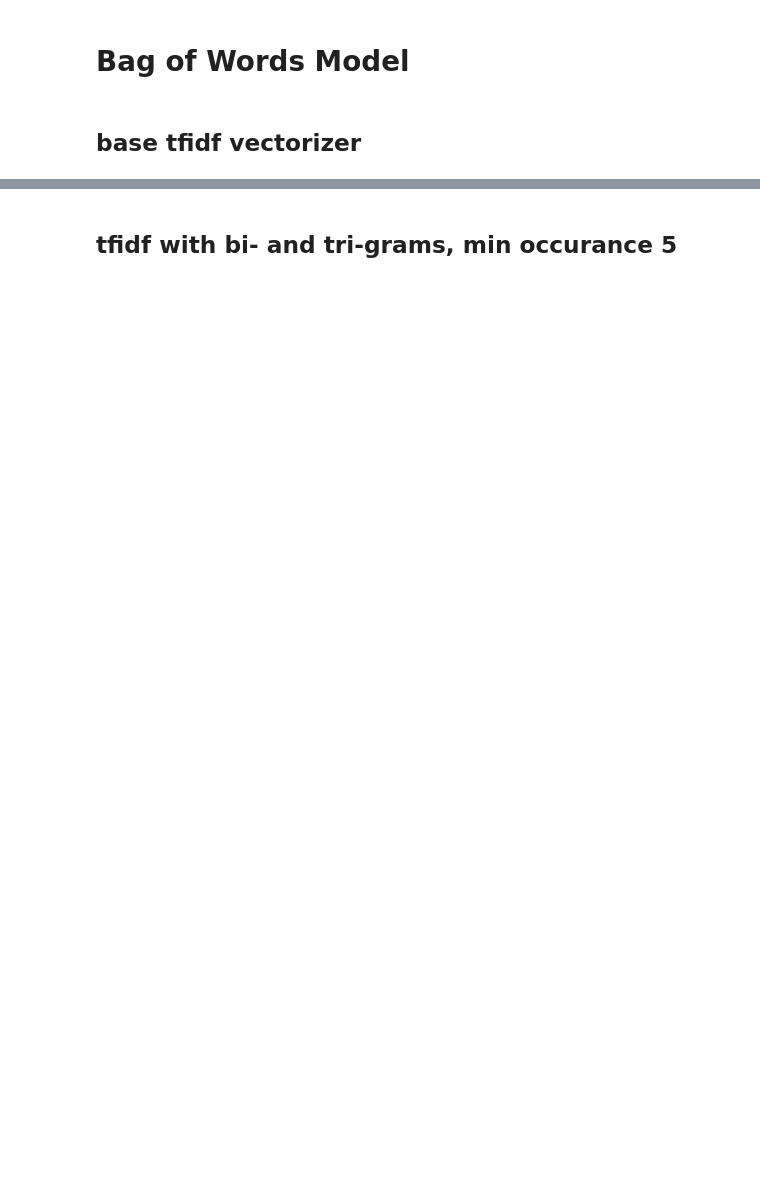
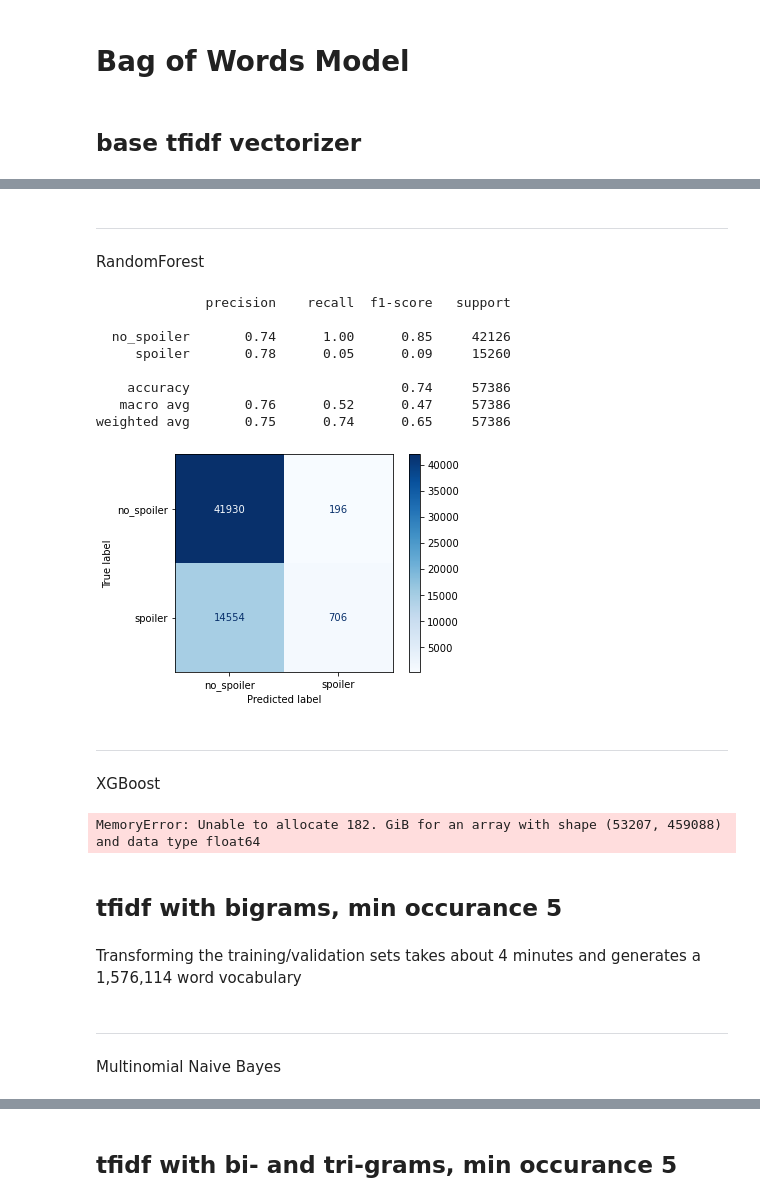
Before and after one commit to brtracy/capstone_project, a Jupyter notebook: spoiler-y.ipynb, the cells around one changed output, grey strips where cells are left out. Saved outputs shown, nothing was run; the diff lists cells and outputs as text; code cells hidden in the pictures; blank space fills up the shorter version.

```diff
--- a/spoiler-y.ipynb
+++ b/spoiler-y.ipynb
@@ -696,0 +1177,29 @@ weighted avg       0.76      0.78      0.76     57391
+# %% [markdown]
+____________
+RandomForest
+# %%
+# this cell is using the pruned df with non-english reviews removed
+# instantiate random forest classifier
+rf_v1 = RandomForestClassifier(random_state=42, n_jobs=-1)
+# fit, predict and report with helper function
+fitpredreport(rf_v1)
+# %% [output]
+              precision    recall  f1-score   support
+
+  no_spoiler       0.74      1.00      0.85     42126
+     spoiler       0.78      0.05      0.09     15260
+
+    accuracy                           0.74     57386
+   macro avg       0.76      0.52      0.47     57386
+weighted avg       0.75      0.74      0.65     57386
+[figure, added]
+# %% [markdown]
+____________
+XGBoost
+# %%
+xgb_v1 = XGBClassifier(random_state=42, n_jobs=-1)
+fitpredreport(xgb_v1)
+# %% [output]
+MemoryError: Unable to allocate 182. GiB for an array with shape (53207, 459088) and data type float64
+# %% [markdown]
+## tfidf with bigrams, min occurance 5
@@ -696,0 +1217,5 @@ weighted avg       0.76      0.78      0.76     57391
+# %% [markdown]
+Transforming the training/validation sets takes about 4 minutes and generates a 1,576,114 word vocabulary
+# %% [markdown]
+________
+Multinomial Naive Bayes
```
Also changed, not shown: parts of 133 cells of this notebook, 5 other files.
